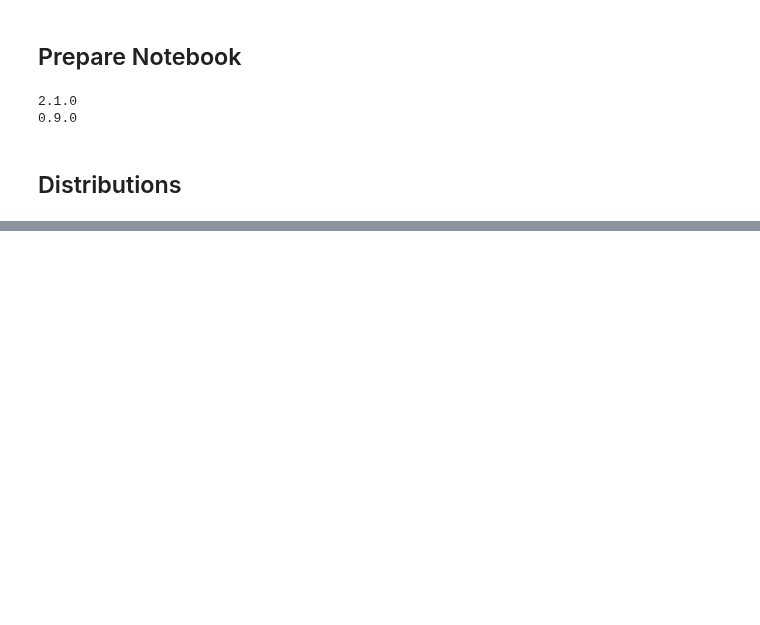
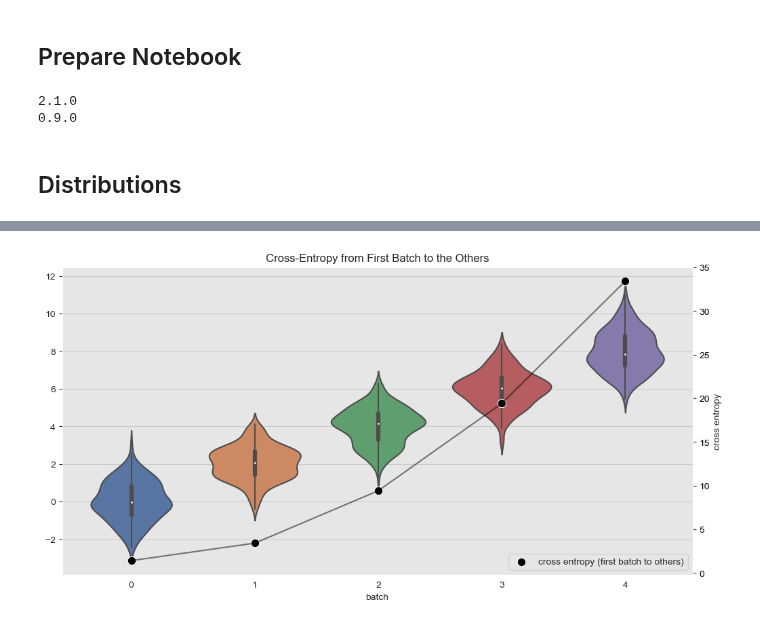
Before and after one commit to juanitorduz/website_projects, a Jupyter notebook: Python/intro_tfp_distributions.ipynb, the cells around one changed output, grey strips where cells are left out. Saved outputs shown, nothing was run; the diff lists cells and outputs as text; code cells hidden in the pictures; blank space fills up the shorter version.

```diff
--- a/Python/intro_tfp_distributions.ipynb
+++ b/Python/intro_tfp_distributions.ipynb
@@ -92,0 +111,16 @@ ax1.set(title='Normal Distribution');
+# %%
+fig, ax1 = plt.subplots()
+
+sns.violinplot(data=normal_samples, ax=ax1)
+
+ax2 = ax1.twinx()
+sns.lineplot(x=range(normals.batch_shape[0]), y=normals[0].cross_entropy(normals), color='black',  alpha=0.5, ax=ax2)
+sns.scatterplot(x=range(normals.batch_shape[0]), y=normals[0].cross_entropy(normals), s=80, color='black', label='cross entropy (first batch to others)', ax=ax2)
+
+ax2.grid(None)
+ax2.legend(loc='lower right')
+ax2.tick_params(axis='y', labelcolor='black')
+ax2.set(ylabel='cross entropy')
+ax1.set(title='Cross-Entropy from First Batch to the Others', xlabel='batch');
+# %% [output]
+[figure, added]
```
Also changed, not shown: parts of 5 cells of this notebook.
